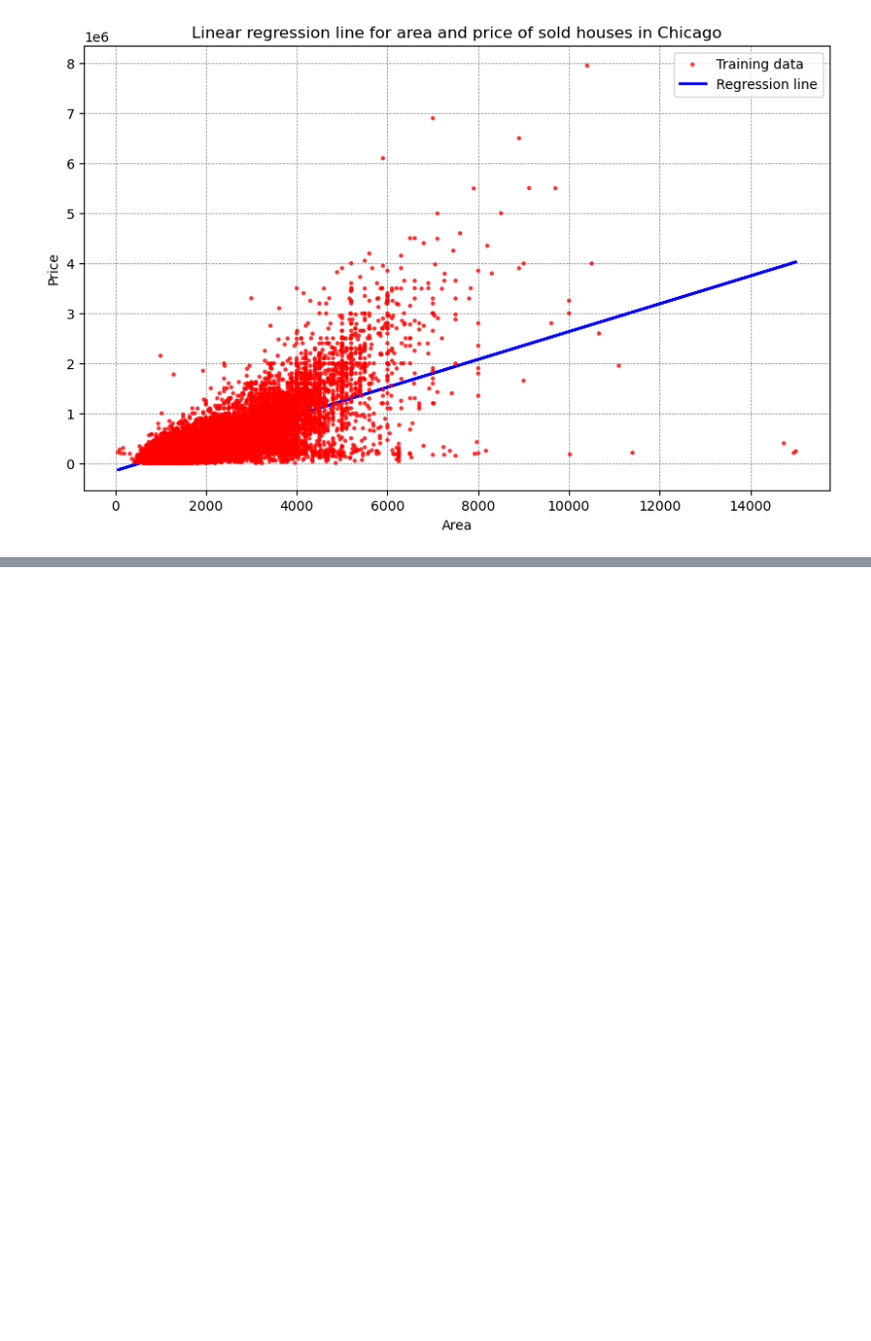
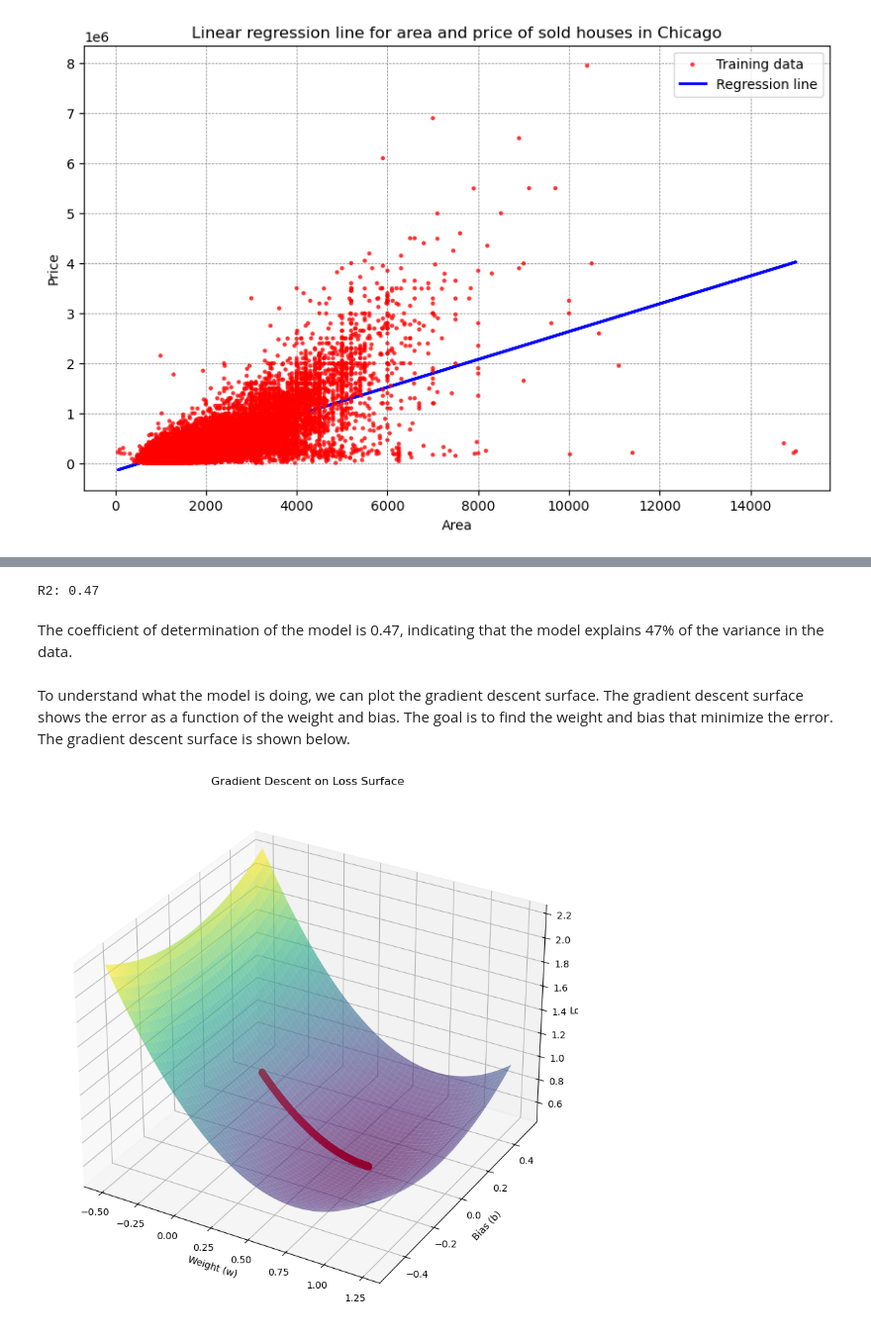
Before and after one commit to Keithsel/mas291-project, a Jupyter notebook: works/regression.ipynb, the cells around one changed output, grey strips where cells are left out. Shown at 99% size. Drawn from its saved outputs; the diff is of its cells as text; code cells hidden in the pictures; blank space fills up the shorter version.

```diff
--- a/works/regression.ipynb
+++ b/works/regression.ipynb
@@ -219,0 +242,36 @@ plt.show()
+# %%
+y_pred_test_normalized = w_area * (x_test - x_train_mean) / x_train_std + b
+y_pred_test = y_pred_test_normalized * y_train_std + y_train_mean
+
+ssr = np.sum((y_test - y_pred_test) ** 2)
+sst = np.sum((y_test - np.mean(y_test)) ** 2)
+r2 = 1 - ssr / sst
+
+print(f"R2: {r2:.2f}")
+# %% [output]
+R2: 0.47
+# %% [markdown]
+The coefficient of determination of the model is 0.47, indicating that the model explains 47% of the variance in the data.
+# %% [markdown]
+To understand what the model is doing, we can plot the gradient descent surface. The gradient descent surface shows the error as a function of the weight and bias. The goal is to find the weight and bias that minimize the error. The gradient descent surface is shown below.
+# %%
+w_grid, b_grid = np.meshgrid(
+    np.linspace(min(w_history) - 0.5, max(w_history) + 0.5, 100),
+    np.linspace(min(b_history) - 0.5, max(b_history) + 0.5, 100)
+)
+Z = np.array([
+    np.mean((w * x_train_normalized + b - y_train_normalized) ** 2)
+    for w, b in zip(np.ravel(w_grid), np.ravel(b_grid))
+]).reshape(w_grid.shape)
+
+fig = plt.figure(figsize=(14, 10))
+ax = fig.add_subplot(111, projection='3d')
+ax.plot_surface(w_grid, b_grid, Z, alpha=0.6, cmap='viridis')
+ax.plot(w_history, b_history, [np.mean((w * x_train_normalized + b - y_train_normalized) ** 2) for w, b in zip(w_history, b_history)], 'r-o')
+ax.set_xlabel('Weight (w)')
+ax.set_ylabel('Bias (b)')
+ax.set_zlabel('Loss')
+ax.set_title('Gradient Descent on Loss Surface')
+plt.show()
+# %% [output]
+[figure, added]
```
Also changed, not shown: parts of 7 cells of this notebook.
